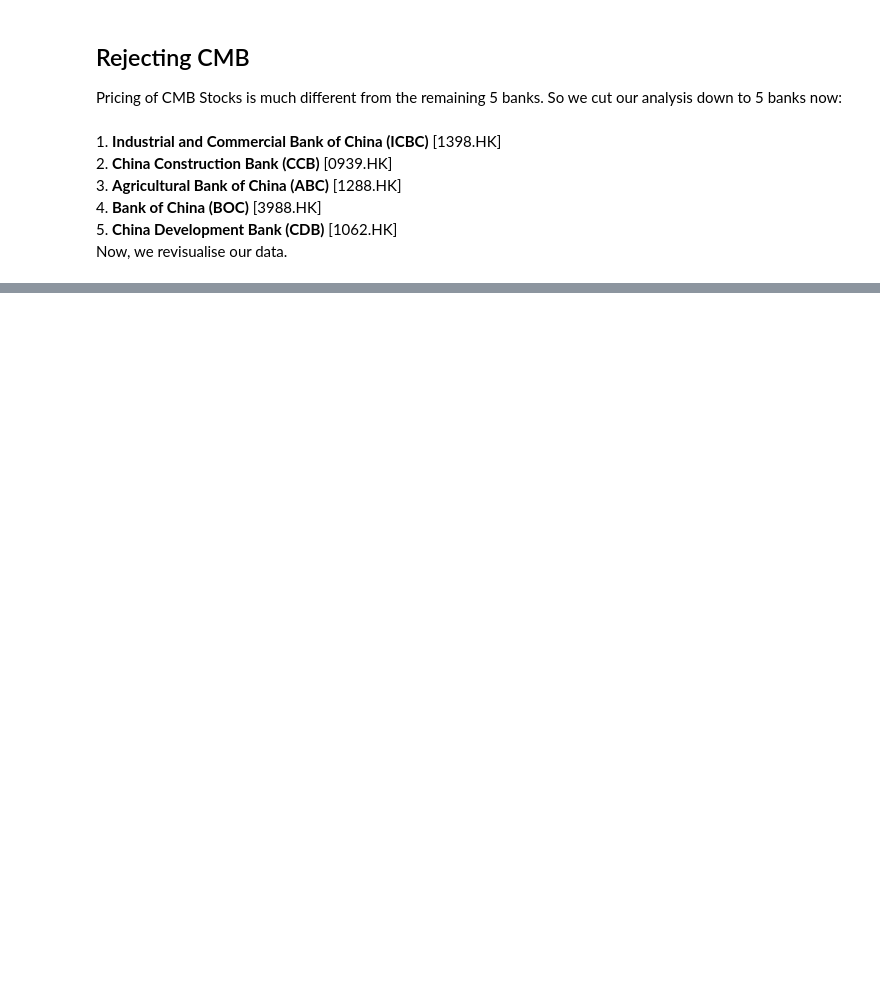
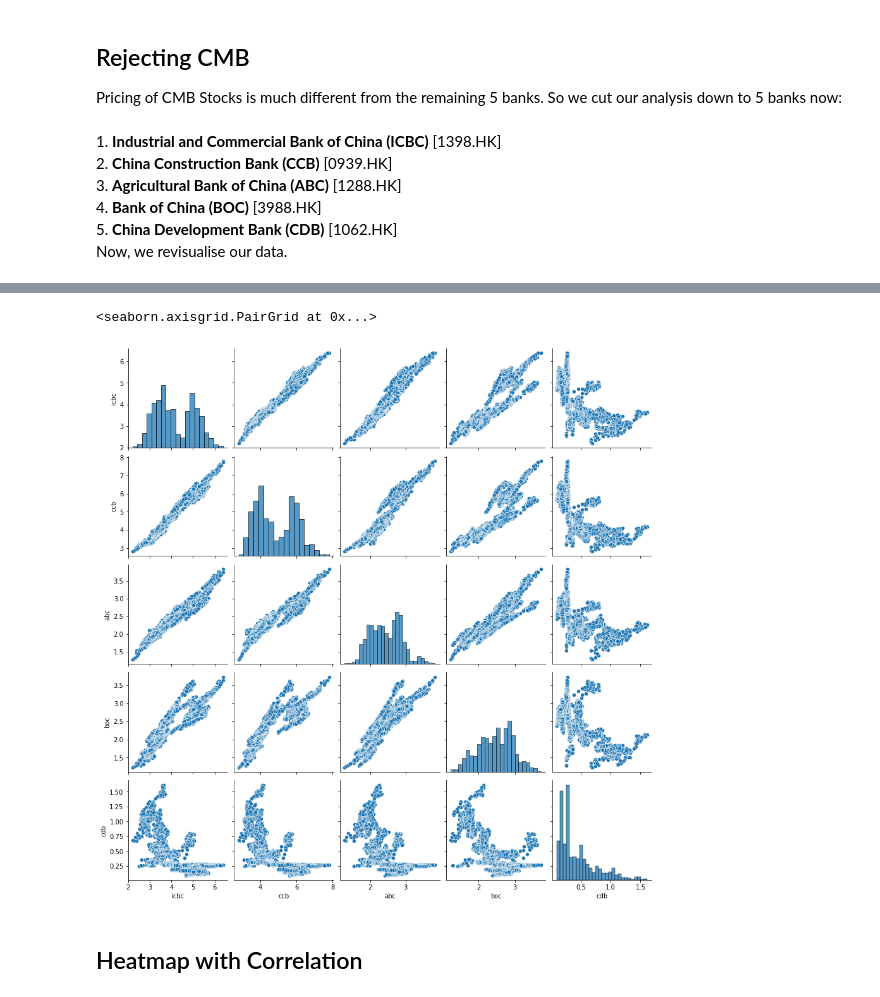
Before and after one commit to sankalok/mean-reversion-pair-strategy, a Jupyter notebook: StockAnalysis.ipynb, the cells around one changed output, grey strips where cells are left out. Cells and saved outputs as stored; diff of their text form; code cells hidden in the pictures; blank space fills up the shorter version.

```diff
--- a/StockAnalysis.ipynb
+++ b/StockAnalysis.ipynb
@@ -349,0 +404,8 @@ fig.show()
+# %%
+s_matrix = pd.DataFrame()
+# %%
+s_matrix['icbc'] = naive_pdata['icbc']
+s_matrix['ccb'] = naive_pdata['ccb']
+s_matrix['abc'] = naive_pdata['abc']
+s_matrix['boc'] = naive_pdata['boc']
+s_matrix['cdb'] = naive_pdata['cdb']
@@ -349,0 +421,7 @@ fig.show()
+# %%
+sns.pairplot(data = s_matrix)
+# %% [output]
+<seaborn.axisgrid.PairGrid at 0x...>
+[figure, added]
+# %% [markdown]
+## Heatmap with Correlation
```
Also changed, not shown: parts of 22 cells of this notebook.
